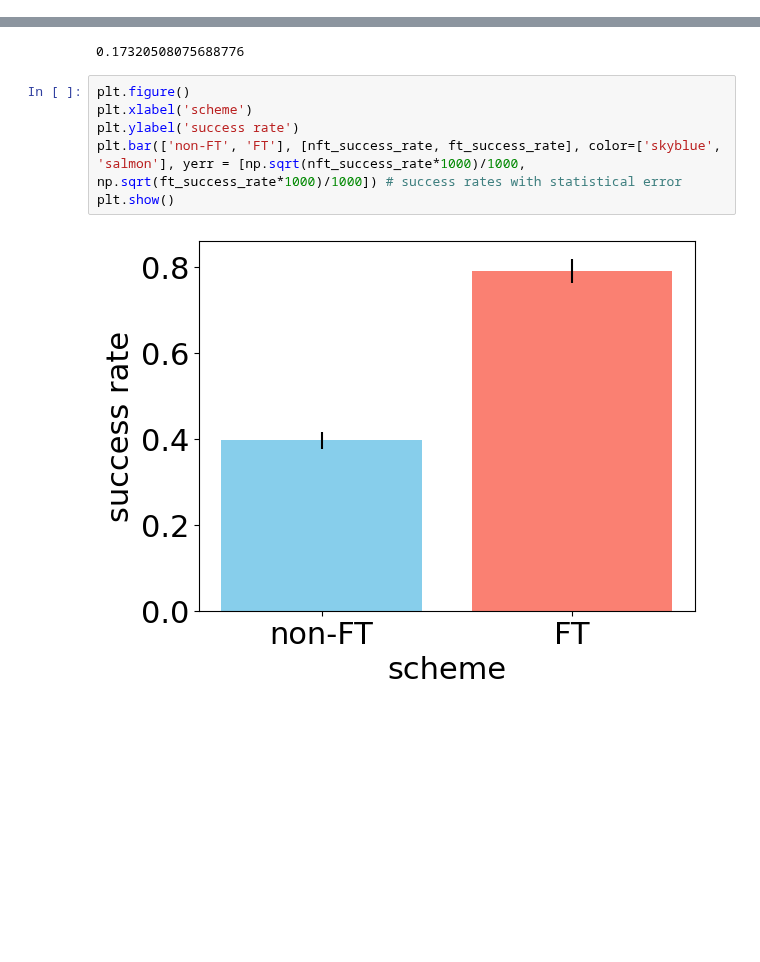
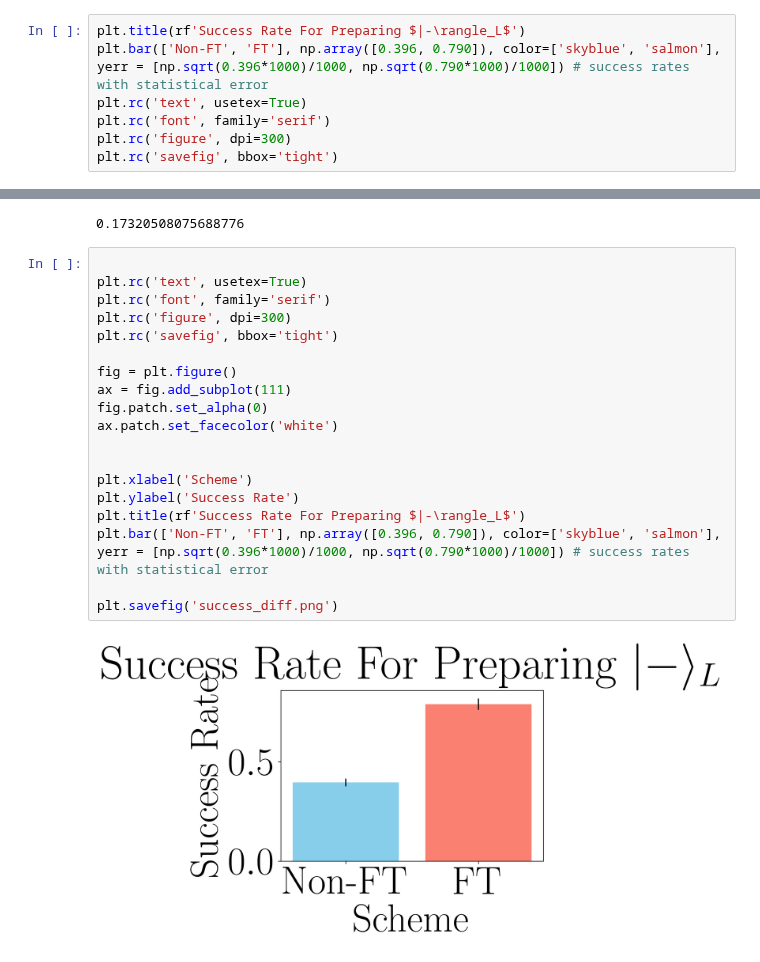
Before and after one commit to 10ay/c191proj, a Jupyter notebook: Paper Figures-alex.ipynb, the cells around one changed output, grey strips where cells are left out. Saved outputs shown, nothing was run; the diff lists cells and outputs as text; blank space fills up the shorter version.

```diff
--- a/Paper Figures-alex.ipynb
+++ b/Paper Figures-alex.ipynb
@@ -530,0 +556,7 @@ body.draw('mpl')
+# %%
+plt.title(rf'Success Rate For Preparing $|-\rangle_L$')
+plt.bar(['Non-FT', 'FT'], np.array([0.396, 0.790]), color=['skyblue', 'salmon'], yerr = [np.sqrt(0.396*1000)/1000, np.sqrt(0.790*1000)/1000]) # success rates with statistical error
+plt.rc('text', usetex=True)
+plt.rc('font', family='serif')
+plt.rc('figure', dpi=300)
+plt.rc('savefig', bbox='tight')
@@ -705,11 +757,24 @@ the success rate of preparing the desired logical state is 0.79
 # %%
 # %% [output]
 0.17320508075688776
-# %%
-plt.figure()
-plt.xlabel('scheme')
-plt.ylabel('success rate')
-plt.bar(['non-FT', 'FT'], [nft_success_rate, ft_success_rate], color=['skyblue', 'salmon'], yerr = [np.sqrt(nft_success_rate*1000)/1000, np.sqrt(ft_success_rate*1000)/1000]) # success rates with statistical error
-plt.show()
-# %% [output]
-[figure, removed]
+# %%
+
+plt.rc('text', usetex=True)
+plt.rc('font', family='serif')
+plt.rc('figure', dpi=300)
+plt.rc('savefig', bbox='tight')
+
+fig = plt.figure()
+ax = fig.add_subplot(111)
+fig.patch.set_alpha(0)
+ax.patch.set_facecolor('white')
+
+
+plt.xlabel('Scheme')
+plt.ylabel('Success Rate')
+plt.title(rf'Success Rate For Preparing $|-\rangle_L$')
+plt.bar(['Non-FT', 'FT'], np.array([0.396, 0.790]), color=['skyblue', 'salmon'], yerr = [np.sqrt(0.396*1000)/1000, np.sqrt(0.790*1000)/1000]) # success rates with statistical error
+
+plt.savefig('success_diff.png')
+# %% [output]
+[figure, added]
```
Also changed, not shown: parts of 5 cells of this notebook, 10 other files.
